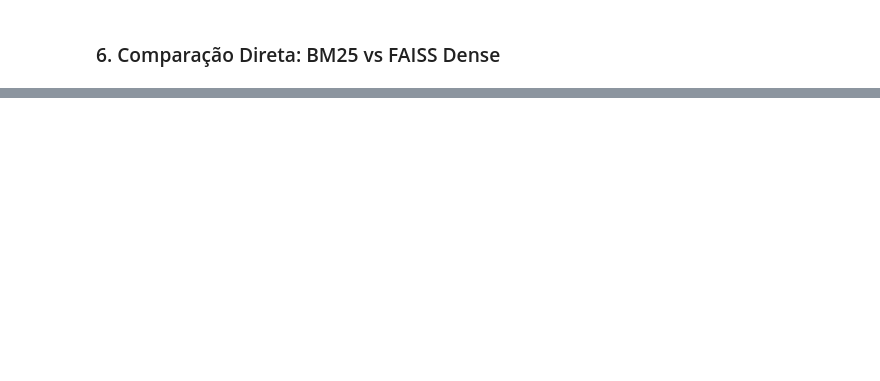
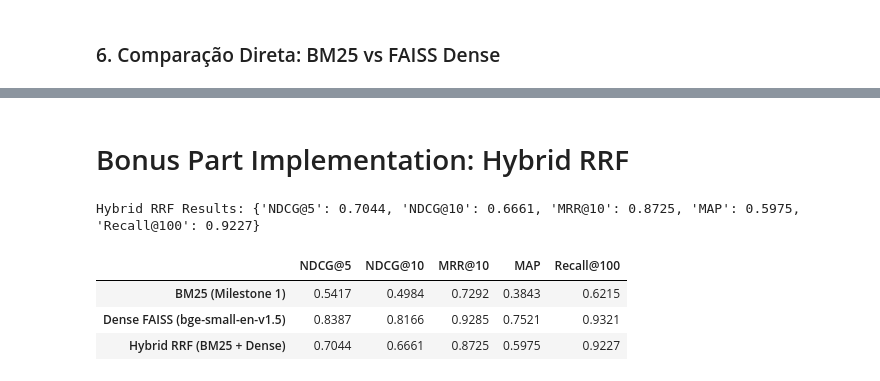
Before and after one commit to SaadAhmedJamal/RIBT_Projeto_MedIR_RAG, a Jupyter notebook: Milestone_2/milestone2_clean.ipynb, the cells around one changed output, grey strips where cells are left out. Saved outputs shown, nothing was run; the diff lists cells and outputs as text; code cells hidden in the pictures; blank space fills up the shorter version.

```diff
--- a/Milestone_2/milestone2_clean.ipynb
+++ b/Milestone_2/milestone2_clean.ipynb
@@ -323,0 +270,63 @@ Execução concluída com sucesso!
+# %% [markdown]
+# Bonus Part Implementation: Hybrid RRF
+# %%
+def reciprocal_rank_fusion(runs, k=60, top_k=100):
+    """
+    Combine multiple retrieval runs using Reciprocal Rank Fusion (RRF).
+
+    Args:
+        runs (list[dict]): List of run dictionaries formatted as {qid: {docno: score}}.
+        k (int): Smoothing constant (standard default is 60).
+        top_k (int): Number of top fused documents to retain per query.
+
+    Returns:
+        dict: Fused run dictionary formatted as {qid: {docno: rrf_score}}.
+    """
+    fused_run = {}
+    all_qids = set().union(*(run.keys() for run in runs))
+
+    for qid in all_qids:
+        rrf_scores = {}
+        for run in runs:
+            if qid not in run:
+                continue
+
+            # Sort retrieved documents by descending score to get 1-based ranks
+            ranked_docs = sorted(
+                run[qid].items(), key=lambda item: item[1], reverse=True
+            )
+
+            # Accumulate 1 / (k + rank) for each document
+            for rank, (docno, _) in enumerate(ranked_docs, start=1):
+                rrf_scores[docno] = rrf_scores.get(docno, 0.0) + (1.0 / (k + rank))
+
+        # Sort by descending RRF score and truncate to top_k for fair evaluation
+        top_docs = sorted(
+            rrf_scores.items(), key=lambda item: item[1], reverse=True
+        )[:top_k]
+        fused_run[qid] = {docno: float(score) for docno, score in top_docs}
+
+    return fused_run
+
+# 1. Fuse BM25 (Milestone 1) and the Dense Bi-Encoder run
+# Note: Replace `run_faiss_dense` with your adapted Bi-Encoder run variable if named differently
+run_hybrid_rrf = reciprocal_rank_fusion(
+    runs=[run_bm25, run_faiss_dense],
+    k=60,
+    top_k=100
+)
+
+# 2. Evaluate the Hybrid RRF run using the existing evaluation pipeline
+results_comparison["Hybrid RRF (BM25 + Dense)"] = evaluate_run(run_hybrid_rrf, qrels_test)
+print("Hybrid RRF Results:", results_comparison["Hybrid RRF (BM25 + Dense)"])
+
+# 3. Update and display the final comparison table
+df_final_comparison = pd.DataFrame(results_comparison).T
+display(df_final_comparison)
+df_final_comparison.to_csv("hybrid_rrf_comparison_results.csv")
+# %% [output]
+Hybrid RRF Results: {'NDCG@5': 0.7044, 'NDCG@10': 0.6661, 'MRR@10': 0.8725, 'MAP': 0.5975, 'Recall@100': 0.9227}
+|  | NDCG@5 | NDCG@10 | MRR@10 | MAP | Recall@100 |
+| BM25 (Milestone 1) | 0.5417 | 0.4984 | 0.7292 | 0.3843 | 0.6215 |
+| Dense FAISS (bge-small-en-v1.5) | 0.8387 | 0.8166 | 0.9285 | 0.7521 | 0.9321 |
+| Hybrid RRF (BM25 + Dense) | 0.7044 | 0.6661 | 0.8725 | 0.5975 | 0.9227 |
```
Also changed, not shown: parts of 8 cells of this notebook.
